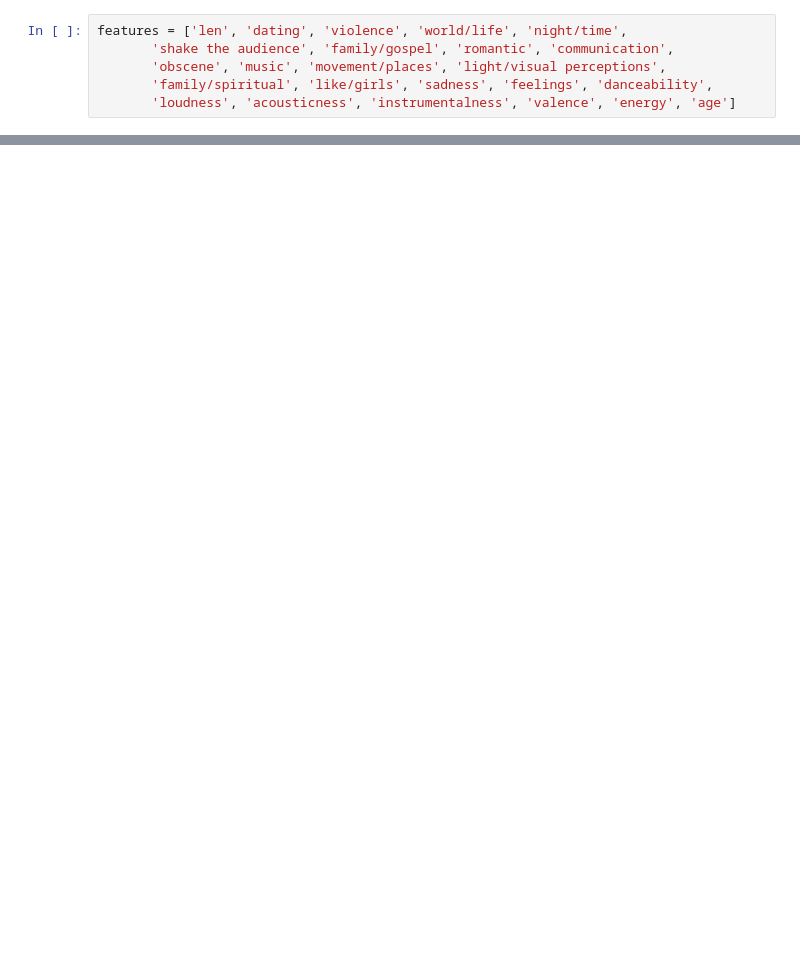
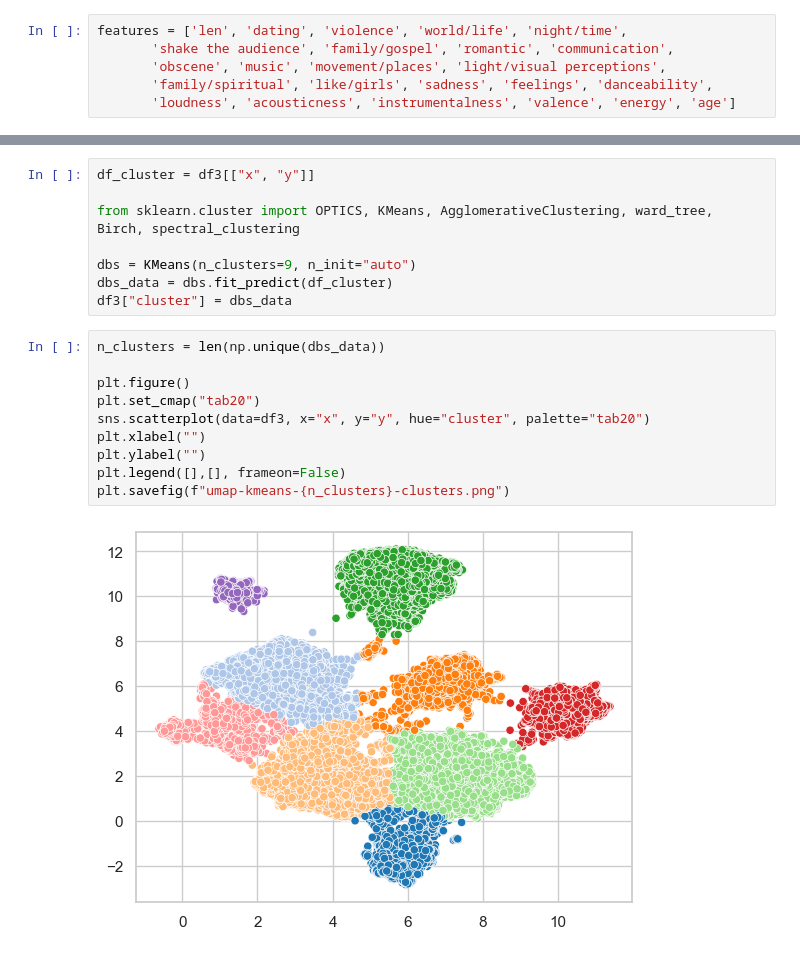
Before and after one commit to Aekai/kaggle-1950-2019songs, a Jupyter notebook: Data description.ipynb, the cells around one changed output, grey strips where cells are left out. Drawn from its saved outputs; the diff is of its cells as text; blank space fills up the shorter version.

```diff
--- a/Data description.ipynb
+++ b/Data description.ipynb
@@ -86,0 +126,20 @@ sns.scatterplot(x=pca[:,0], y=pca[:,1], hue=df["genre"])
+# %%
+df_cluster = df3[["x", "y"]]
+
+from sklearn.cluster import OPTICS, KMeans, AgglomerativeClustering, ward_tree, Birch, spectral_clustering
+
+dbs = KMeans(n_clusters=9, n_init="auto")
+dbs_data = dbs.fit_predict(df_cluster)
+df3["cluster"] = dbs_data
+# %%
+n_clusters = len(np.unique(dbs_data))
+
+plt.figure()
+plt.set_cmap("tab20")
+sns.scatterplot(data=df3, x="x", y="y", hue="cluster", palette="tab20")
+plt.xlabel("")
+plt.ylabel("")
+plt.legend([],[], frameon=False)
+plt.savefig(f"umap-kmeans-{n_clusters}-clusters.png")
+# %% [output]
+[figure, added]
```
Also changed, not shown: parts of 8 cells of this notebook, 7 other files.
